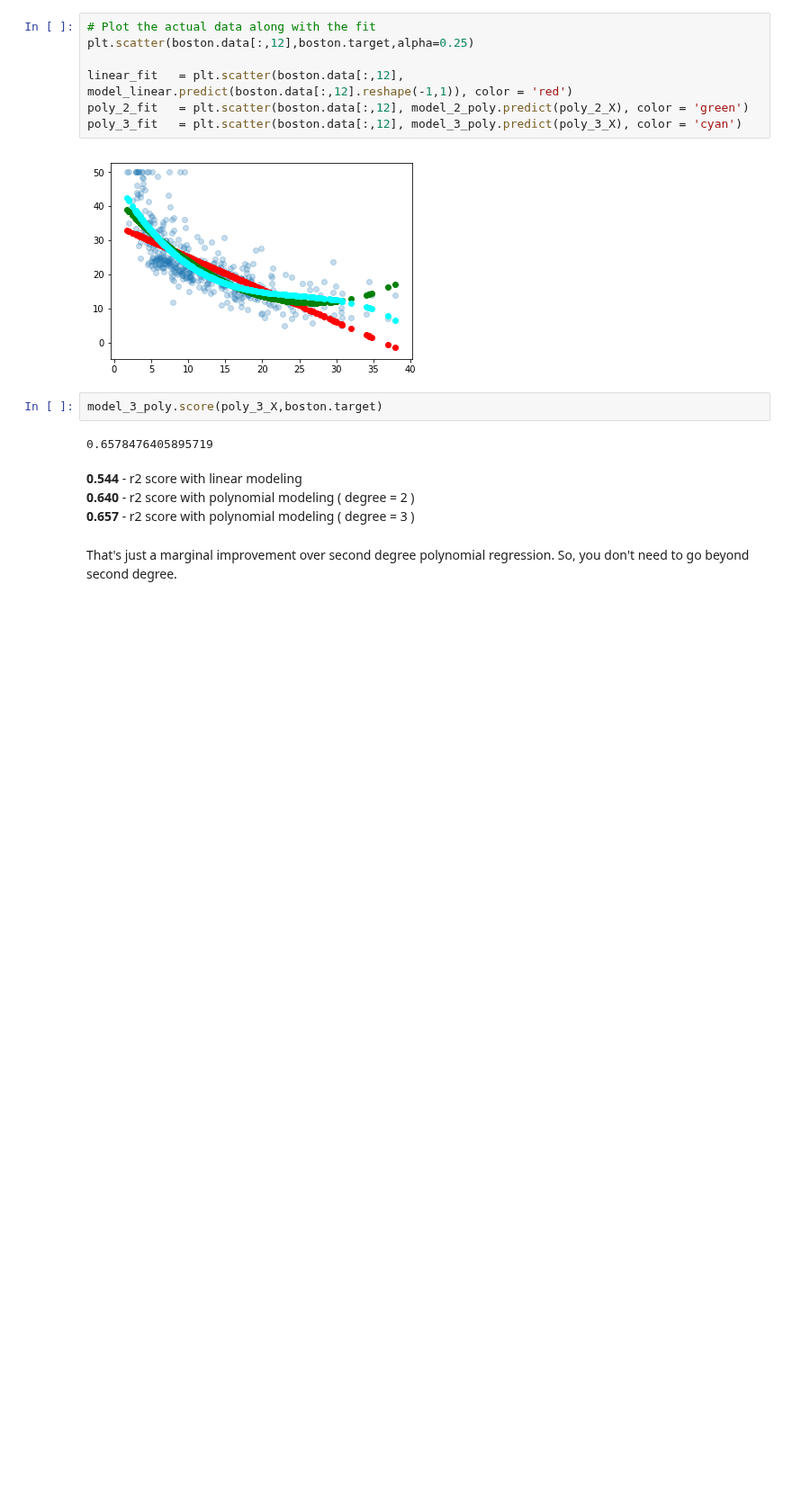
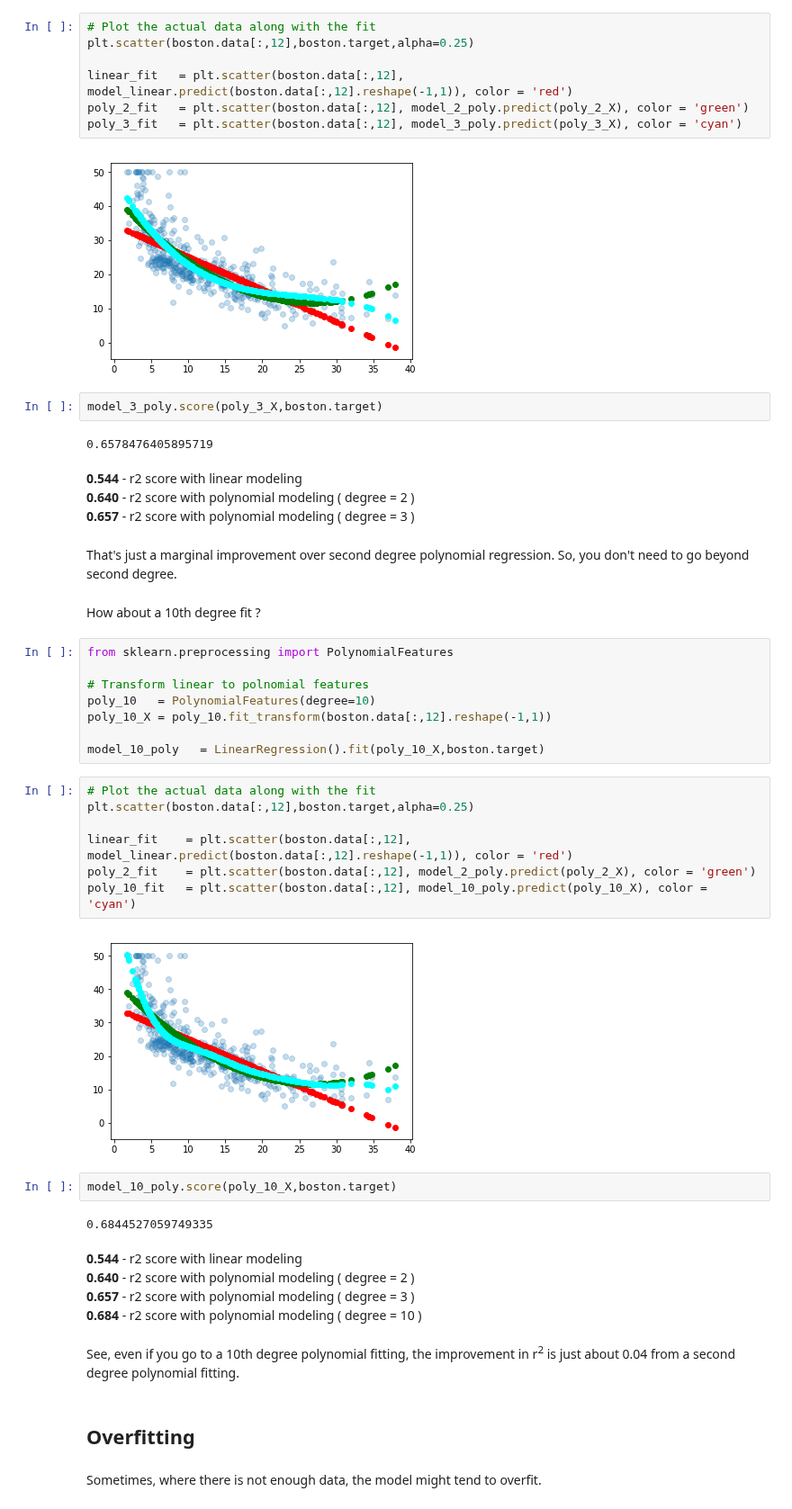
Before and after one commit to hotcode002/Machine-Learning-with-Python, a Jupyter notebook: week_2_math/day_3_regression/notebooks/regression.ipynb, the cells around one changed output. Shown at 90% size. Cells and saved outputs as stored; diff of their text form; blank space fills up the shorter version.

Commit message:
lieare regression

```diff
--- a/week_2_math/day_3_regression/notebooks/regression.ipynb
+++ b/week_2_math/day_3_regression/notebooks/regression.ipynb
@@ -1795,3 +1805,37 @@ model_3_poly.score(poly_3_X,boston.target)
 **0.657** - r2 score with polynomial modeling ( degree = 3 )
 # %% [markdown]
 That's just a marginal improvement over second degree polynomial regression. So, you don't need to go beyond second degree.
+# %% [markdown]
+How about a 10th degree fit ?
+# %%
+from sklearn.preprocessing import PolynomialFeatures
+
+# Transform linear to polnomial features
+poly_10   = PolynomialFeatures(degree=10)
+poly_10_X = poly_10.fit_transform(boston.data[:,12].reshape(-1,1))
+
+model_10_poly   = LinearRegression().fit(poly_10_X,boston.target)
+# %%
+# Plot the actual data along with the fit
+plt.scatter(boston.data[:,12],boston.target,alpha=0.25)
+
+linear_fit    = plt.scatter(boston.data[:,12], model_linear.predict(boston.data[:,12].reshape(-1,1)), color = 'red')
+poly_2_fit    = plt.scatter(boston.data[:,12], model_2_poly.predict(poly_2_X), color = 'green')
+poly_10_fit   = plt.scatter(boston.data[:,12], model_10_poly.predict(poly_10_X), color = 'cyan')
+# %% [output]
+[figure, added]
+# %%
+model_10_poly.score(poly_10_X,boston.target)
+# %% [output]
+0.6844527059749335
+# %% [markdown]
+**0.544** - r2 score with linear modeling <br>
+**0.640** - r2 score with polynomial modeling ( degree = 2 ) <br>
+**0.657** - r2 score with polynomial modeling ( degree = 3 ) <br>
+**0.684** - r2 score with polynomial modeling ( degree = 10 ) <br>
+# %% [markdown]
+See, even if you go to a 10th degree polynomial fitting, the improvement in r<sup>2</sup> is just about 0.04 from a second degree polynomial fitting.
+# %% [markdown]
+## Overfitting
+# %% [markdown]
+Sometimes, where there is not enough data, the model might tend to overfit.
```
Also changed, not shown: parts of 15 cells of this notebook, 2 other files.
